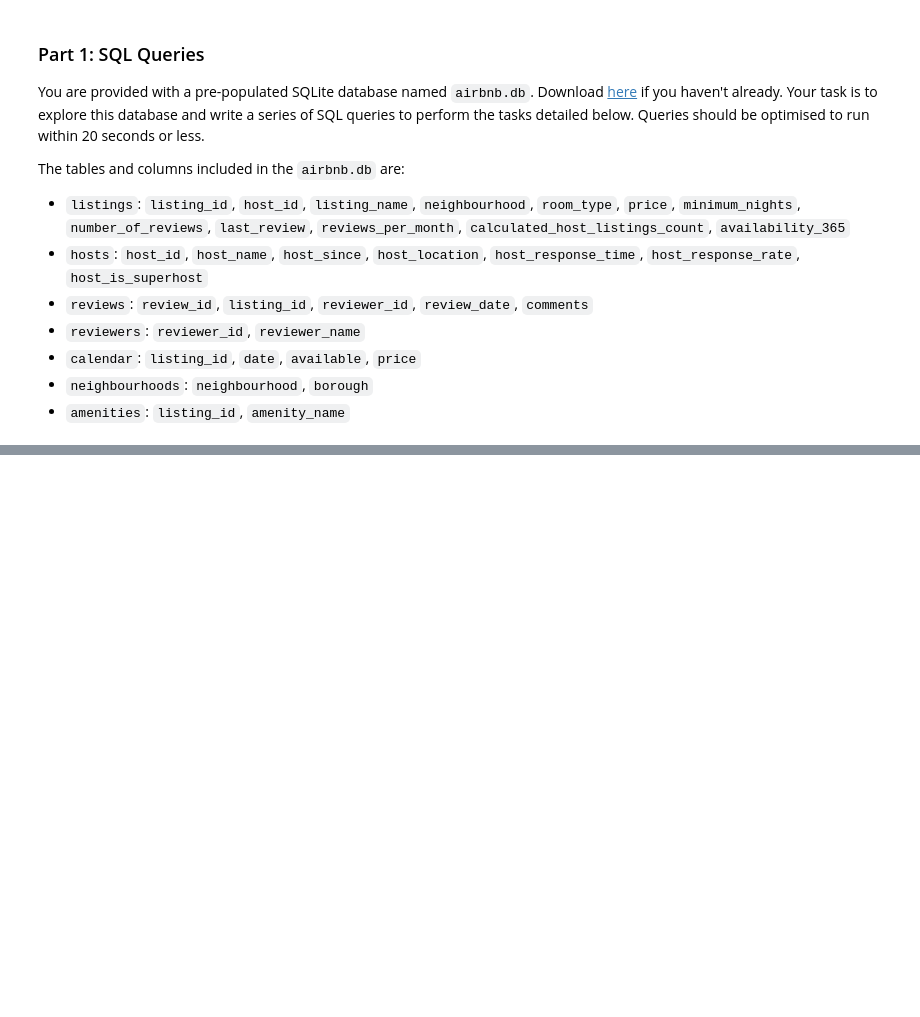
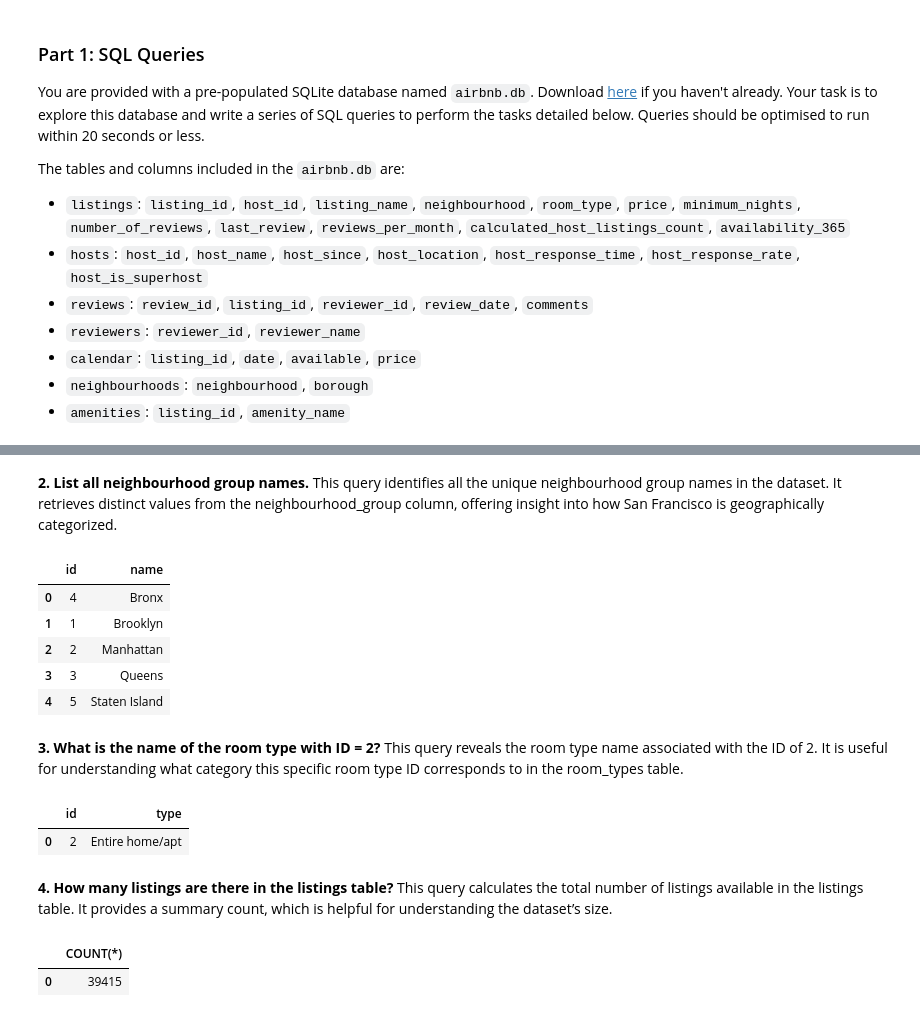
Before and after one commit to HopeMohola/Predict, a Jupyter notebook: Predict Practicals.ipynb, the cells around one changed output, grey strips where cells are left out. Drawn from its saved outputs; the diff is of its cells as text; code cells hidden in the pictures; blank space fills up the shorter version.

```diff
--- a/Predict Practicals.ipynb
+++ b/Predict Practicals.ipynb
@@ -79,0 +103,43 @@ Opened SQLite database with version 3.49.1 successfully.
+# %% [markdown]
+**2. List all neighbourhood group names.**
+This query identifies all the unique neighbourhood group names in the dataset.
+It retrieves distinct values from the neighbourhood_group column, offering insight into how San Francisco is geographically categorized.
+# %%
+query = "SELECT * FROM neighbourhood_groups;"
+q = pd.read_sql(query, conn)
+
+# Show result
+q.head()
+# %% [output]
+|  | id | name |
+| 0 | 4 | Bronx |
+| 1 | 1 | Brooklyn |
+| 2 | 2 | Manhattan |
+| 3 | 3 | Queens |
+| 4 | 5 | Staten Island |
+# %% [markdown]
+**3. What is the name of the room type with ID = 2?**
+This query reveals the room type name associated with the ID of 2.
+It is useful for understanding what category this specific room type ID corresponds to in the room_types table.
+# %%
+query = "SELECT * FROM room_types WHERE id = 2;"
+q = pd.read_sql(query, conn)
+
+# Show result
+q.head()
+# %% [output]
+|  | id | type |
+| 0 | 2 | Entire home/apt |
+# %% [markdown]
+**4. How many listings are there in the listings table?**
+This query calculates the total number of listings available in the listings table.
+It provides a summary count, which is helpful for understanding the dataset’s size.
+# %%
+query = "SELECT COUNT(*) FROM listings;"
+q = pd.read_sql(query, conn)
+
+# Show result
+q.head()
+# %% [output]
+|  | COUNT(*) |
+| 0 | 39415 |
```
Also changed, not shown: parts of 17 cells of this notebook.
